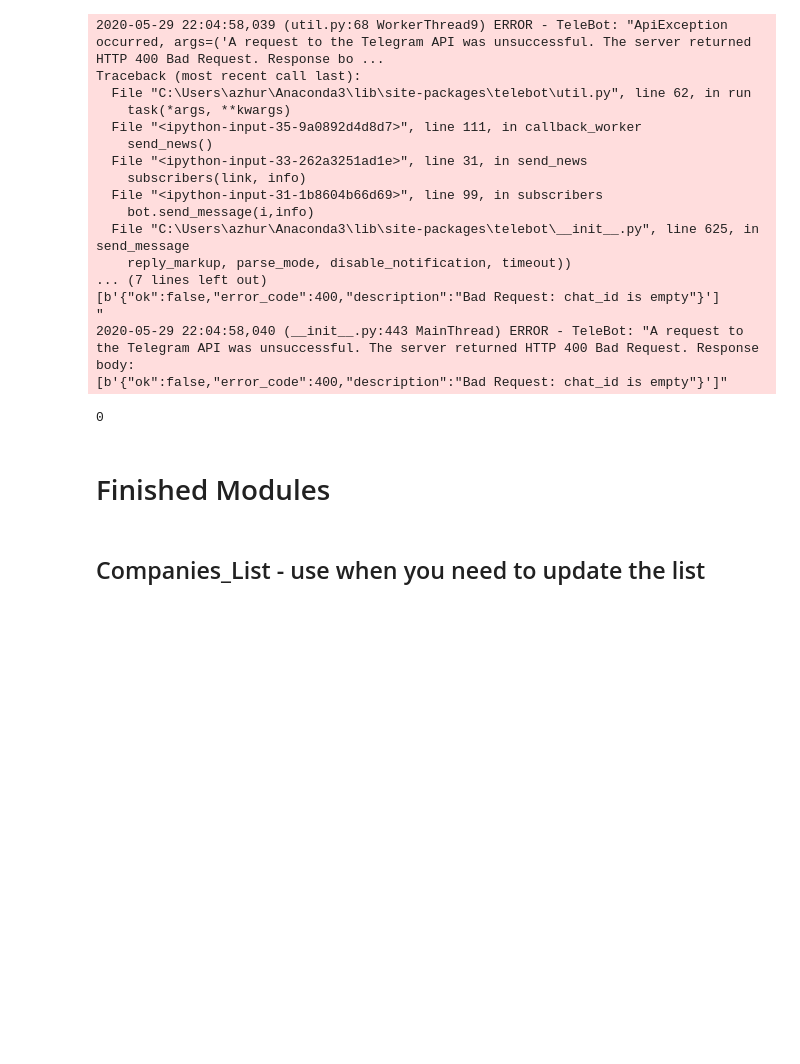
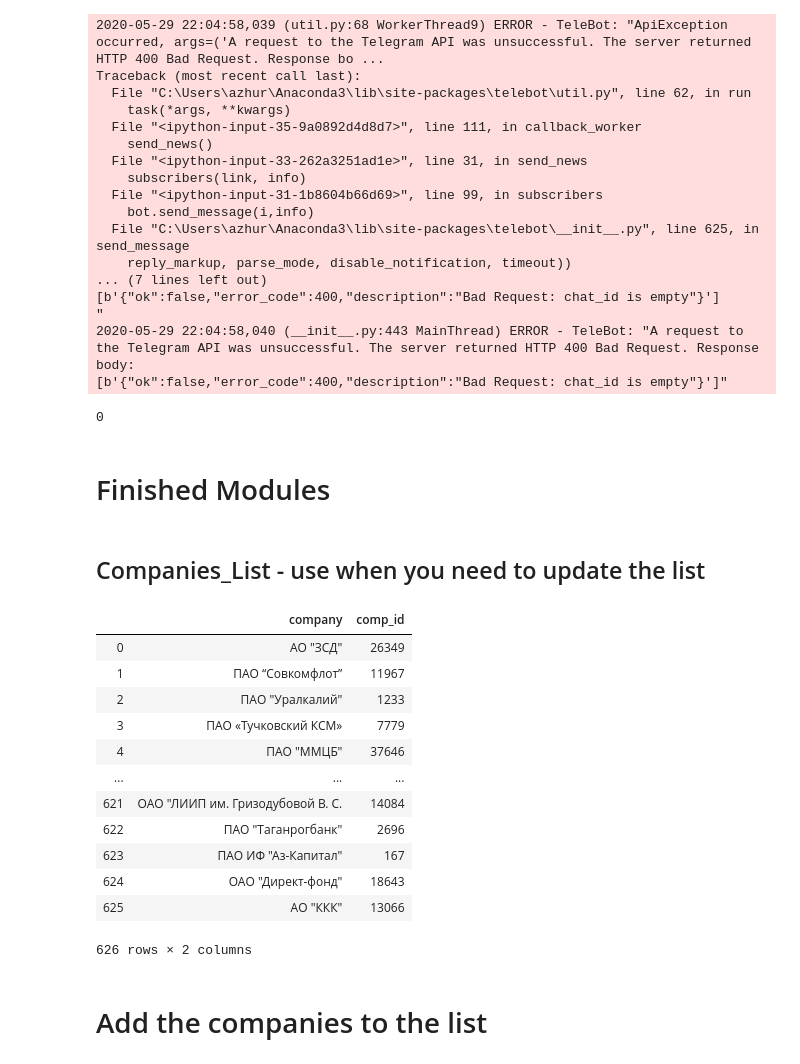
Before and after one commit to zalisher/Corp_scraper, a Jupyter notebook: News_Scrapper_v2_unbroken.ipynb, the cells around one changed output. Drawn from its saved outputs; the diff is of its cells as text; code cells hidden in the pictures; blank space fills up the shorter version.

Commit message:
Updated the companies list

```diff
--- a/News_Scrapper_v2_unbroken.ipynb
+++ b/News_Scrapper_v2_unbroken.ipynb
@@ -499,8 +504,22 @@ companies
 # %%
-company = list(companies.keys())
-comp_id = list(companies.values())
+# company = list(companies.keys())
+# comp_id = list(companies.values())
 
-data = {'company':company, 'comp_id':comp_id}
-df = pd.DataFrame.from_dict(data)
-df
+# data = {'company':company, 'comp_id':comp_id}
+# df = pd.DataFrame.from_dict(data)
+# df
+# %% [output]
+|  | company | comp_id |
+| 0 | АО "ЗСД" | 26349 |
+| 1 | ПАО “Совкомфлот” | 11967 |
+| 2 | ПАО "Уралкалий" | 1233 |
+| 3 | ПАО «Тучковский КСМ» | 7779 |
+| 4 | ПАО "ММЦБ" | 37646 |
+| ... | ... | ... |
+| 621 | ОАО "ЛИИП им. Гризодубовой В. С. | 14084 |
+| 622 | ПАО "Таганрогбанк" | 2696 |
+| 623 | ПАО ИФ "Аз-Капитал" | 167 |
+| 624 | ОАО "Директ-фонд" | 18643 |
+| 625 | АО "ККК" | 13066 |
+626 rows × 2 columns
 # %%
@@ -507,0 +527,2 @@ df
+# %% [markdown]
+# Add the companies to the list
```
Also changed, not shown: parts of 6 cells of this notebook, 5 other files.
